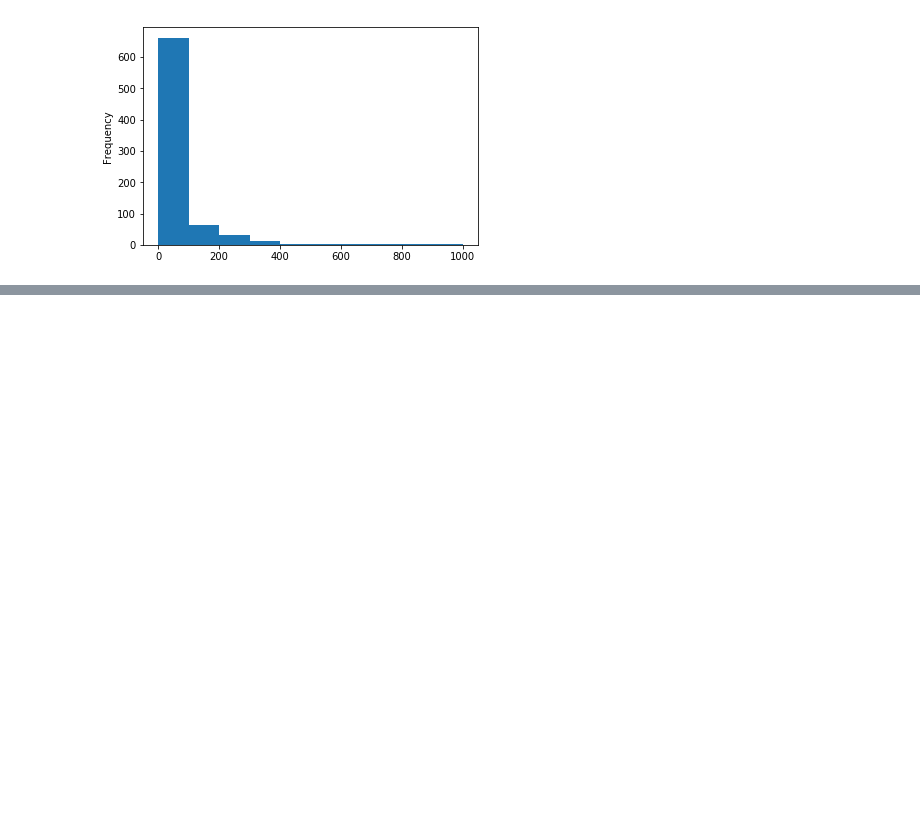
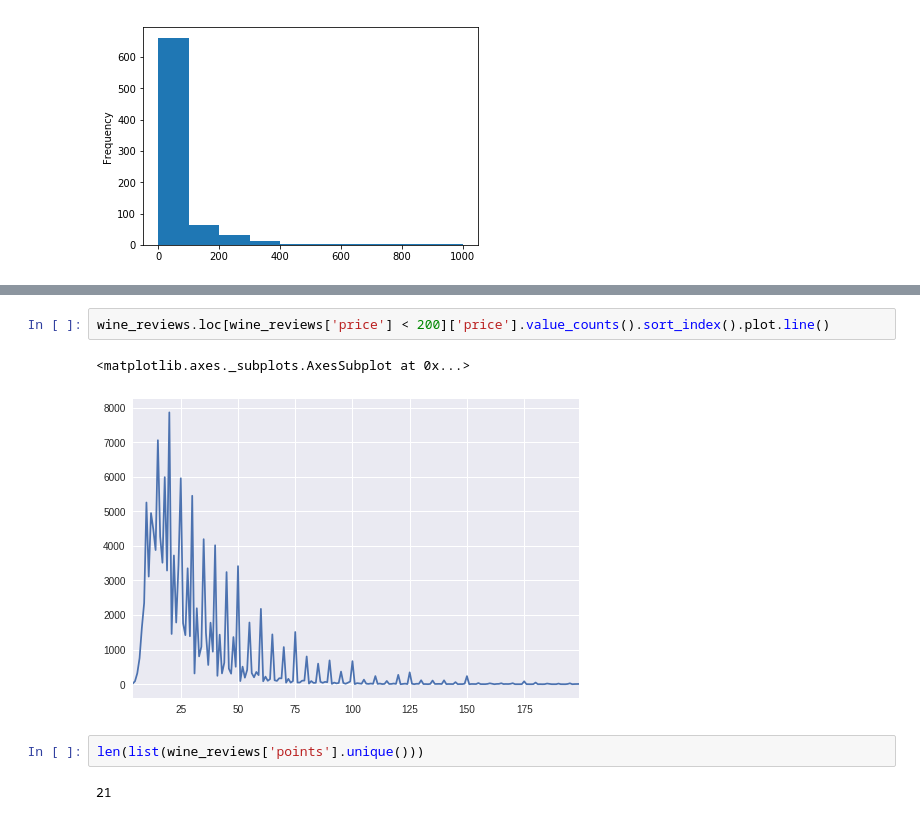
Before and after one commit to c-shekhar/EffectiveViz, a Jupyter notebook: nbs/UnivariatePlots.ipynb, the cells around one changed output, grey strips where cells are left out. Drawn from its saved outputs; the diff is of its cells as text; blank space fills up the shorter version.

```diff
--- a/nbs/UnivariatePlots.ipynb
+++ b/nbs/UnivariatePlots.ipynb
@@ -37,0 +66,9 @@ pokemon_data['weight_kg'].plot.hist()
+# %%
+wine_reviews.loc[wine_reviews['price'] < 200]['price'].value_counts().sort_index().plot.line()
+# %% [output]
+<matplotlib.axes._subplots.AxesSubplot at 0x...>
+[figure, added]
+# %%
+len(list(wine_reviews['points'].unique()))
+# %% [output]
+21
```
Also changed, not shown: parts of 9 cells of this notebook.
